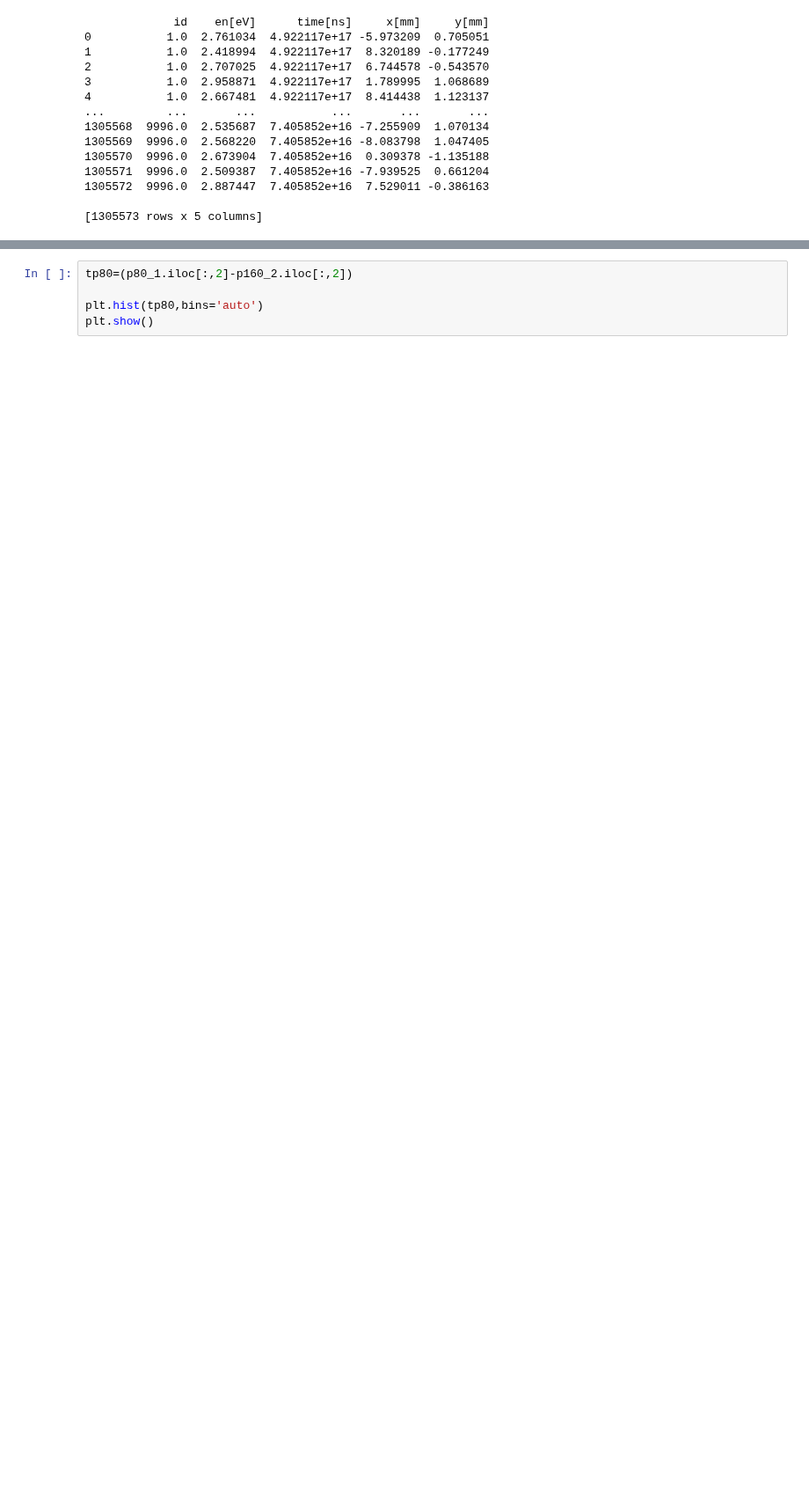
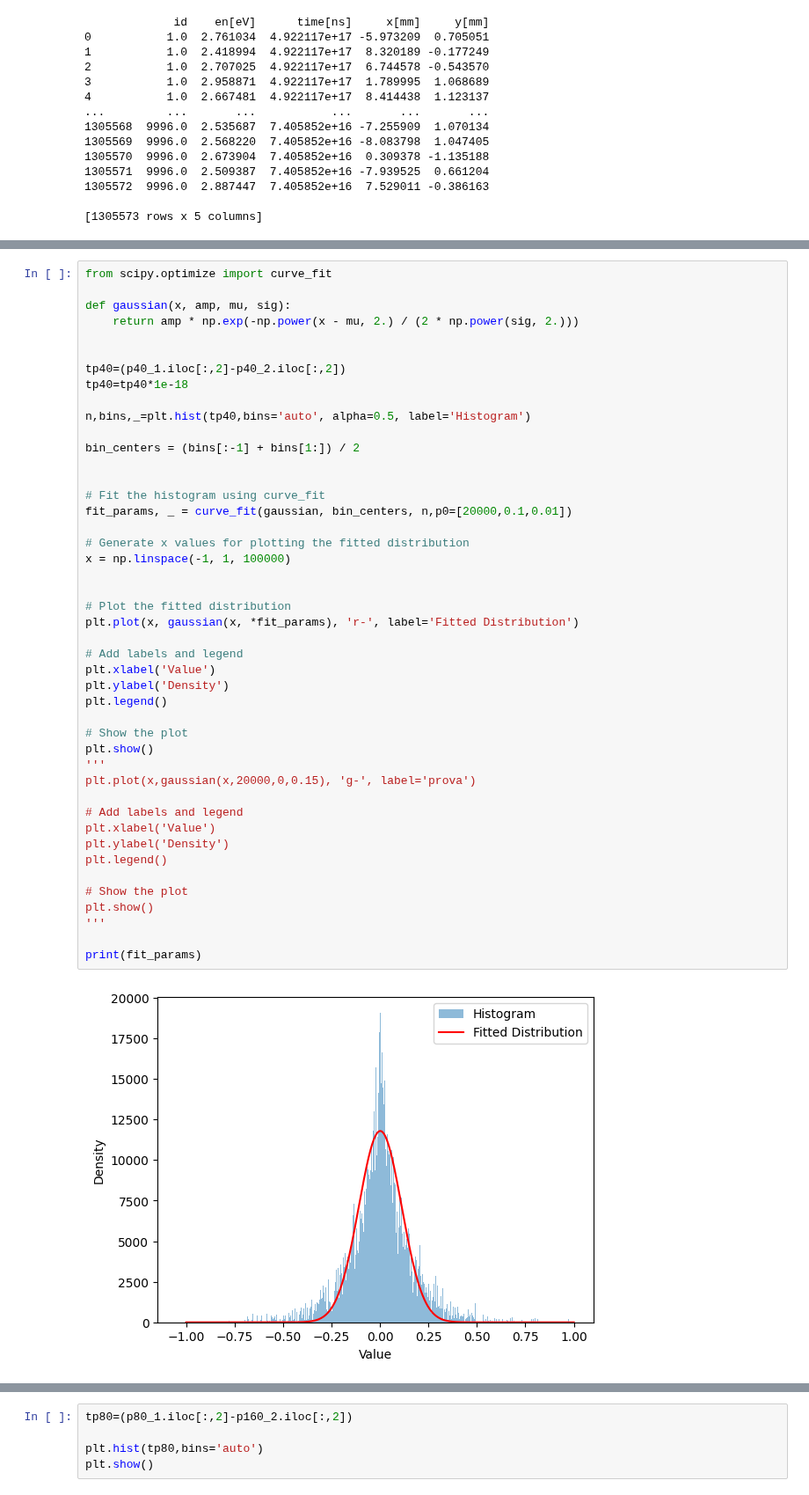
Before and after one commit to francescouni0/FisMedLab, a Jupyter notebook: Sim/Analisi.ipynb, the cells around one changed output, grey strips where cells are left out. Shown at 88% size. Saved outputs shown, nothing was run; the diff lists cells and outputs as text; blank space fills up the shorter version.

```diff
--- a/Sim/Analisi.ipynb
+++ b/Sim/Analisi.ipynb
@@ -813,0 +738,47 @@ plt.show()
+# %%
+from scipy.optimize import curve_fit
+
+def gaussian(x, amp, mu, sig):
+    return amp * np.exp(-np.power(x - mu, 2.) / (2 * np.power(sig, 2.)))
+
+
+tp40=(p40_1.iloc[:,2]-p40_2.iloc[:,2])
+tp40=tp40*1e-18
+
+n,bins,_=plt.hist(tp40,bins='auto', alpha=0.5, label='Histogram')
+
+bin_centers = (bins[:-1] + bins[1:]) / 2
+
+
+# Fit the histogram using curve_fit
+fit_params, _ = curve_fit(gaussian, bin_centers, n,p0=[20000,0.1,0.01])
+
+# Generate x values for plotting the fitted distribution
+x = np.linspace(-1, 1, 100000)
+
+
+# Plot the fitted distribution
+plt.plot(x, gaussian(x, *fit_params), 'r-', label='Fitted Distribution')
+
+# Add labels and legend
+plt.xlabel('Value')
+plt.ylabel('Density')
+plt.legend()
+
+# Show the plot
+plt.show()
+'''
+plt.plot(x,gaussian(x,20000,0,0.15), 'g-', label='prova')
+
+# Add labels and legend
+plt.xlabel('Value')
+plt.ylabel('Density')
+plt.legend()
+
+# Show the plot
+plt.show()
+'''
+
+print(fit_params)
+# %% [output]
+[figure, added]
```
Also changed, not shown: parts of 7 cells of this notebook.
